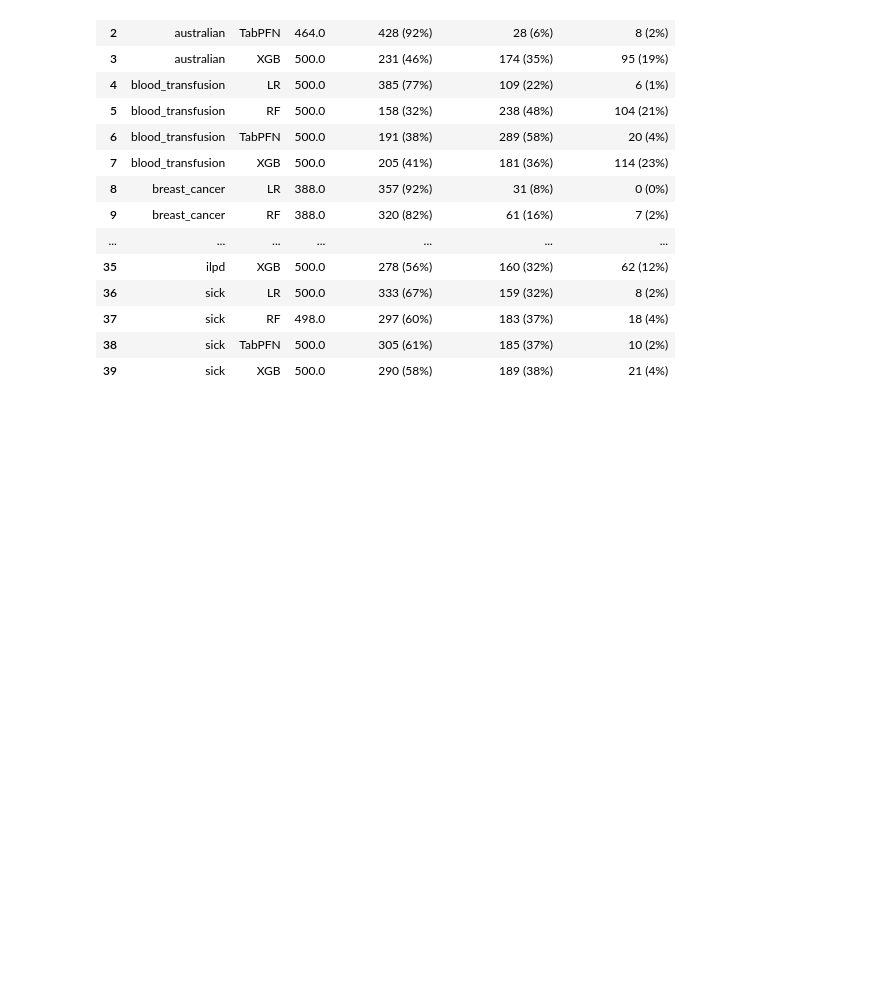
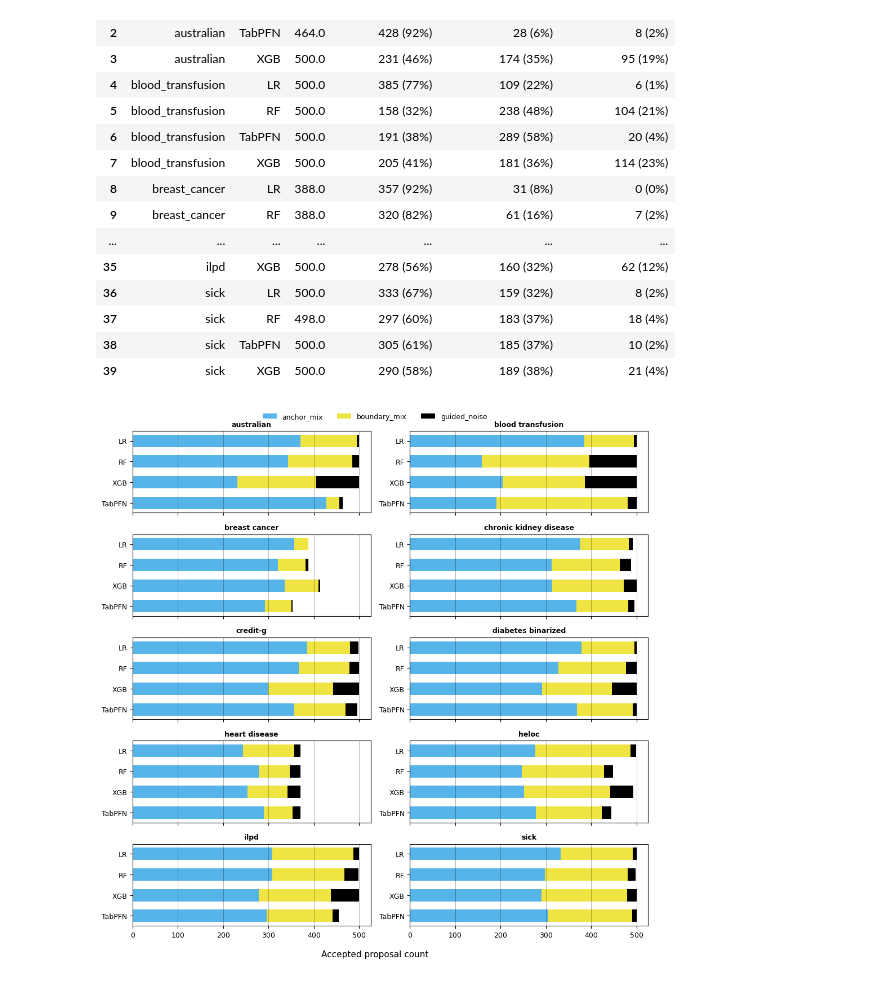
Before and after one commit to leonidaschristodoulou/cf-proposal, a Jupyter notebook: cfprop_plots.ipynb, the cells around one changed output. Cells and saved outputs as stored; diff of their text form; code cells hidden in the pictures; blank space fills up the shorter version.

```diff
--- a/cfprop_plots.ipynb
+++ b/cfprop_plots.ipynb
@@ -1540,3 +1558,71 @@ display(display_tbl)
 | 37 | sick | RF | 498.0 | 297 (60%) | 183 (37%) | 18 (4%) |
 | 38 | sick | TabPFN | 500.0 | 305 (61%) | 185 (37%) | 10 (2%) |
 | 39 | sick | XGB | 500.0 | 290 (58%) | 189 (38%) | 21 (4%) |
+# %%
+from matplotlib.patches import Patch
+
+PROPOSAL_COLORS = {
+    "anchor_mix":   "#56B4E9",  # sky blue
+    "boundary_mix": "#F0E442",  # yellow
+    "guided_noise": "#000000",  # black
+}
+_SOURCES = ["anchor_mix", "boundary_mix", "guided_noise"]
+_models_order = ["LR", "RF", "XGB", "TabPFN"]
+
+_pace_ok = df[(df["method"] == "pace") & (df["status"] == "ok")].copy()
+_pace_ok["best_source"] = _pace_ok["rep"].apply(
+    lambda r: r.get("best_source") if isinstance(r, dict) else None
+)
+_pace_ok = _pace_ok.dropna(subset=["best_source"])
+
+_src_wide = (
+    _pace_ok.groupby(["dataset", "model", "best_source"])
+    .size().unstack(fill_value=0)
+    .reindex(columns=_SOURCES, fill_value=0)
+    .reset_index()
+)
+
+_datasets_sorted = sorted(_src_wide["dataset"].unique())
+_n_ds = len(_datasets_sorted)
+_ncols = 2
+_nrows = (_n_ds + _ncols - 1) // _ncols
+
+fig, axes = plt.subplots(_nrows, _ncols, figsize=(10, _nrows * 1.8 + 0.8),
+                          sharex=True)
+axes = axes.flatten()
+_y_arr = np.arange(len(_models_order), dtype=float)
+
+for ax_i, ds in enumerate(_datasets_sorted):
+    ax = axes[ax_i]
+    _lefts = np.zeros(len(_models_order))
+    for s in _SOURCES:
+        vals = []
+        for m in _models_order:
+            row = _src_wide[(_src_wide["dataset"] == ds) & (_src_wide["model"] == m)]
+            vals.append(int(row[s].iloc[0]) if not row.empty and s in row.columns else 0)
+        ax.barh(_y_arr, np.array(vals, dtype=float), left=_lefts,
+                color=PROPOSAL_COLORS[s], height=0.6)
+        _lefts += np.array(vals, dtype=float)
+    ax.invert_yaxis()
+    ax.set_yticks(_y_arr)
+    ax.set_yticklabels(_models_order, fontsize=9)
+    ax.set_title(ds.replace("_", " "), fontsize=9, fontweight="bold")
+    ax.set_facecolor("white")
+    ax.tick_params(axis="both", which="both", width=0.8, labelsize=9)
+    ax.grid(True, axis="x", linewidth=0.5, alpha=0.4, color="black")
+
+for ax_i in range(_n_ds, len(axes)):
+    axes[ax_i].set_visible(False)
+
+fig.supxlabel("Accepted proposal count", fontsize=11)
+fig.legend(
+    handles=[Patch(facecolor=PROPOSAL_COLORS[s], label=s) for s in _SOURCES],
+    frameon=False, fontsize=9, loc="upper center",
+    bbox_to_anchor=(0.5, 1.01), ncol=3,
+)
+fig.patch.set_facecolor("white")
+fig.tight_layout()
+fig.savefig(data_in + "_proposal_source_breakdown.pdf", format="pdf", dpi=300, bbox_inches="tight")
+fig.show()
+# %% [output]
+[figure, added]
```
Also changed, not shown: parts of 14 cells of this notebook, 32 other files.
